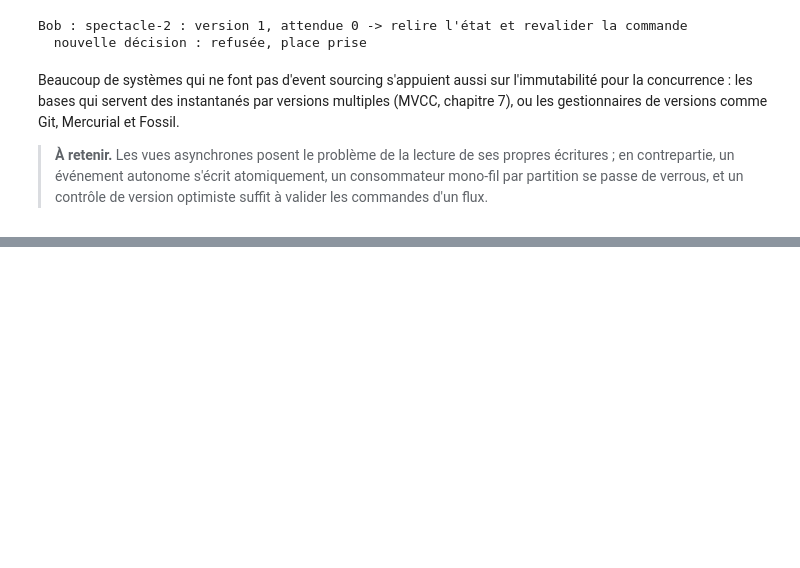
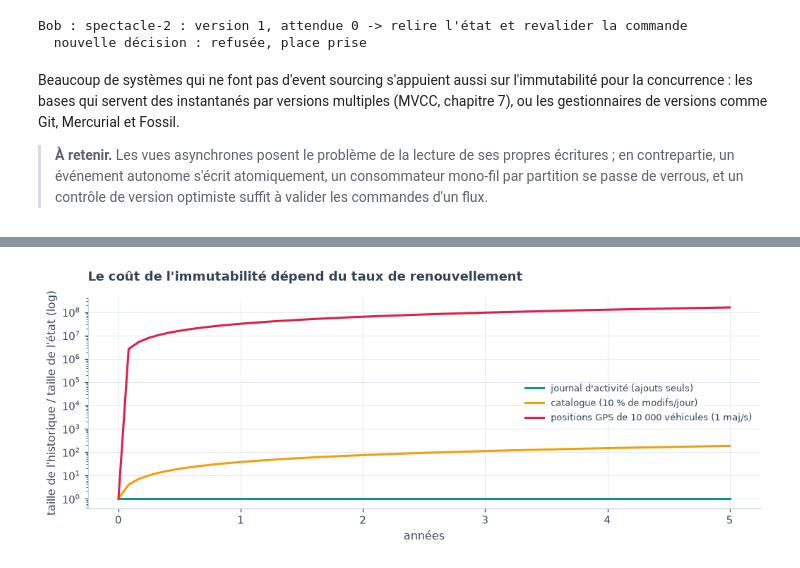
Before and after one commit to gwils28/Designing_Data_Intensive_Applications__ByTheBook, a Jupyter notebook: notebooks/ch11_traitement_de_flux/ch11_cours_4_event_sourcing_et_immutabilite.ipynb, the cells around one changed output, grey strips where cells are left out. Cells and saved outputs as stored; diff of their text form; code cells hidden in the pictures; blank space fills up the shorter version.

Commit message:
ch11 cours 4 : Les limites de l'immutabilité

```diff
--- a/notebooks/ch11_traitement_de_flux/ch11_cours_4_event_sourcing_et_immutabilite.ipynb
+++ b/notebooks/ch11_traitement_de_flux/ch11_cours_4_event_sourcing_et_immutabilite.ipynb
@@ -473,0 +483,22 @@ et Fossil.
+# %%
+annees = np.linspace(0, 5, 61)
+cas = {"journal d'activité (ajouts seuls)": (1e6, 0.0), "catalogue (10 % de modifs/jour)": (1e5, 0.1),
+       "positions GPS de 10 000 véhicules (1 maj/s)": (1e4, 86400)}
+fig, ax = plt.subplots(figsize=(9.5, 3.8))
+for (nom, (ajouts_j, maj_j)), c in zip(cas.items(), [TEAL, AMBER, ROSE]):
+    jours = annees * 365
+    if maj_j == 86400:
+        etat, hist = np.full_like(jours, 1e4), 1e4 + 1e4 * 86400 * jours
+    elif maj_j == 0:
+        etat = hist = 1 + ajouts_j * jours
+    else:
+        etat = np.full_like(jours, ajouts_j)
+        hist = ajouts_j + ajouts_j * maj_j * jours
+    ax.plot(annees, hist / etat, color=c, label=nom)
+ax.set_yscale("log")
+ax.set_xlabel("années"); ax.set_ylabel("taille de l'historique / taille de l'état (log)")
+ax.set_title("Le coût de l'immutabilité dépend du taux de renouvellement")
+ax.legend(fontsize=8.5)
+plt.tight_layout(); plt.show()
+# %% [output]
+[figure, added]
```
Also changed, not shown: parts of 3 cells of this notebook.
